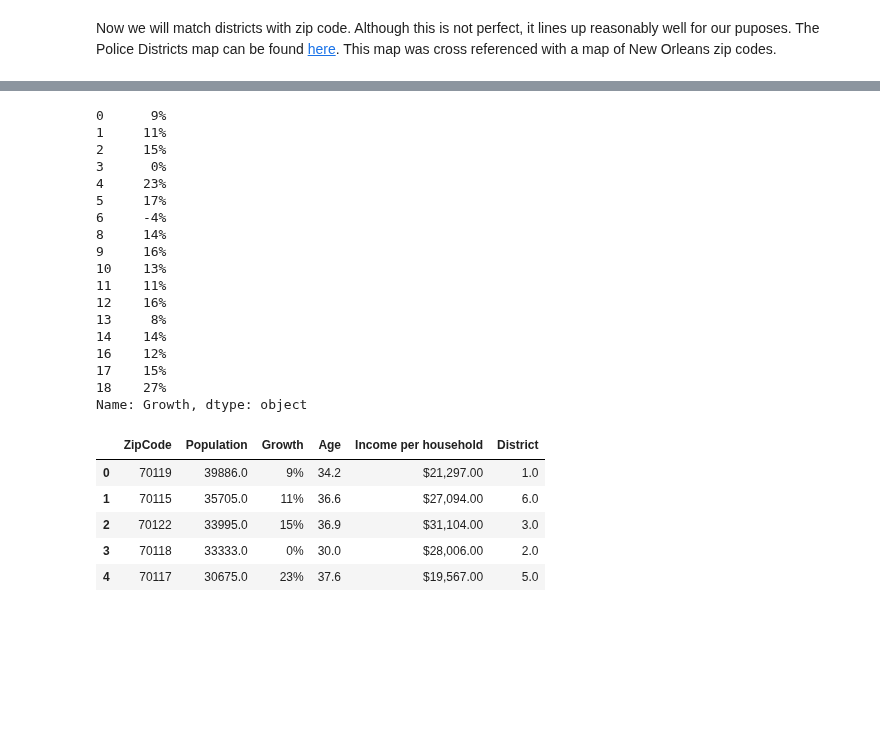
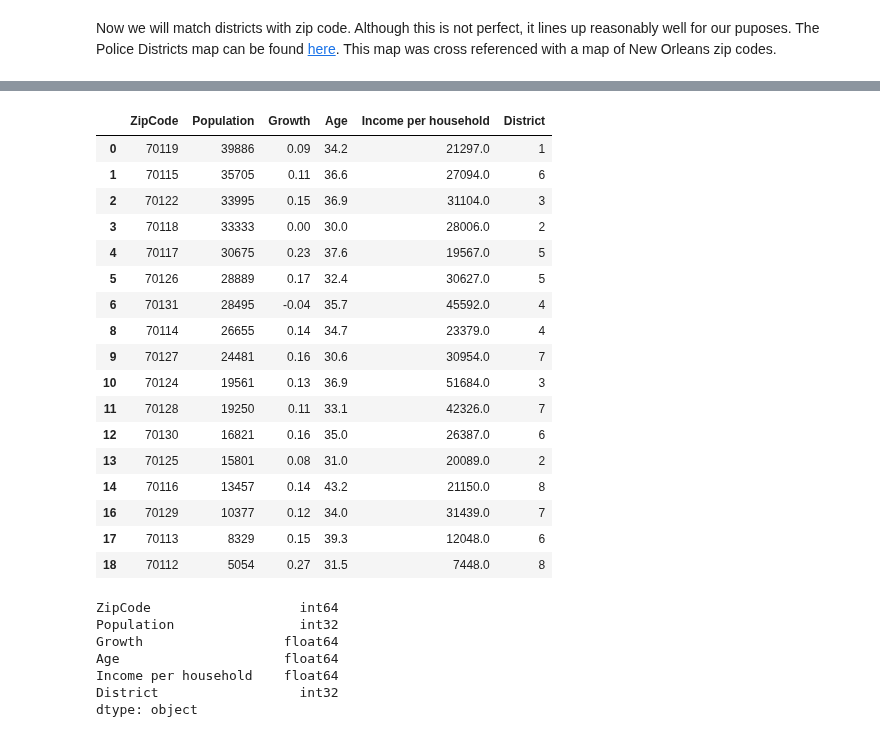
Before and after one commit to yarbschris/ds-final, a Jupyter notebook: finalProject.ipynb, the cells around one changed output, grey strips where cells are left out. Saved outputs shown, nothing was run; the diff lists cells and outputs as text; code cells hidden in the pictures; blank space fills up the shorter version.

Commit message:
Clean zip data and correct dtypes

```diff
--- a/finalProject.ipynb
+++ b/finalProject.ipynb
@@ -472,4 +472,11 @@ zipTable = zipTable.drop(zipTable.loc[(zipTable["ZipCode"] == 70123)].index)
 zipTable = zipTable.drop(zipTable.loc[(zipTable["ZipCode"] == 70121)].index)
 
 # convert district to integers
-zipTable.astype({'District': 'int32'})
+zipTable = zipTable.astype({'District': 'int32', 'Population': 'int32'})
+
+# extract growth percentages and convert them to floating point
+zipTable["Growth"] = zipTable["Growth"].str.extract(f'(-?[0-9]+)').astype(float) / 100
+
+# Extract income per household from string and convert to floating point
+zipTable["Income per household"] = zipTable["Income per household"].str.extract('((?:[0-9]+,)?[0-9]+.[0-9]+)')
+zipTable["Income per household"] = zipTable["Income per household"].str.replace(',', '').astype(float)
@@ -495,30 +483,31 @@ zipTable.astype({'District': 'int32'})
-# %%
-zipTable["Growth"].replace("%", "")
-# %% [output]
-0      9%
-1     11%
-2     15%
-3      0%
-4     23%
-5     17%
-6     -4%
-8     14%
-9     16%
-10    13%
-11    11%
-12    16%
-13     8%
-14    14%
-16    12%
-17    15%
-18    27%
-Name: Growth, dtype: object
 # %%
-zipTable.head()
+zipTable
 # %% [output]
 |  | ZipCode | Population | Growth | Age | Income per household | District |
-| 0 | 70119 | 39886.0 | 9% | 34.2 | $21,297.00 | 1.0 |
-| 1 | 70115 | 35705.0 | 11% | 36.6 | $27,094.00 | 6.0 |
-| 2 | 70122 | 33995.0 | 15% | 36.9 | $31,104.00 | 3.0 |
-| 3 | 70118 | 33333.0 | 0% | 30.0 | $28,006.00 | 2.0 |
-| 4 | 70117 | 30675.0 | 23% | 37.6 | $19,567.00 | 5.0 |
+| 0 | 70119 | 39886 | 0.09 | 34.2 | 21297.0 | 1 |
+| 1 | 70115 | 35705 | 0.11 | 36.6 | 27094.0 | 6 |
+| 2 | 70122 | 33995 | 0.15 | 36.9 | 31104.0 | 3 |
+| 3 | 70118 | 33333 | 0.00 | 30.0 | 28006.0 | 2 |
+| 4 | 70117 | 30675 | 0.23 | 37.6 | 19567.0 | 5 |
+| 5 | 70126 | 28889 | 0.17 | 32.4 | 30627.0 | 5 |
+| 6 | 70131 | 28495 | -0.04 | 35.7 | 45592.0 | 4 |
+| 8 | 70114 | 26655 | 0.14 | 34.7 | 23379.0 | 4 |
+| 9 | 70127 | 24481 | 0.16 | 30.6 | 30954.0 | 7 |
+| 10 | 70124 | 19561 | 0.13 | 36.9 | 51684.0 | 3 |
+| 11 | 70128 | 19250 | 0.11 | 33.1 | 42326.0 | 7 |
+| 12 | 70130 | 16821 | 0.16 | 35.0 | 26387.0 | 6 |
+| 13 | 70125 | 15801 | 0.08 | 31.0 | 20089.0 | 2 |
+| 14 | 70116 | 13457 | 0.14 | 43.2 | 21150.0 | 8 |
+| 16 | 70129 | 10377 | 0.12 | 34.0 | 31439.0 | 7 |
+| 17 | 70113 | 8329 | 0.15 | 39.3 | 12048.0 | 6 |
+| 18 | 70112 | 5054 | 0.27 | 31.5 | 7448.0 | 8 |
+# %%
+zipTable.dtypes
+# %% [output]
+ZipCode                   int64
+Population                int32
+Growth                  float64
+Age                     float64
+Income per household    float64
+District                  int32
+dtype: object
```
Also changed, not shown: parts of 5 cells of this notebook.
